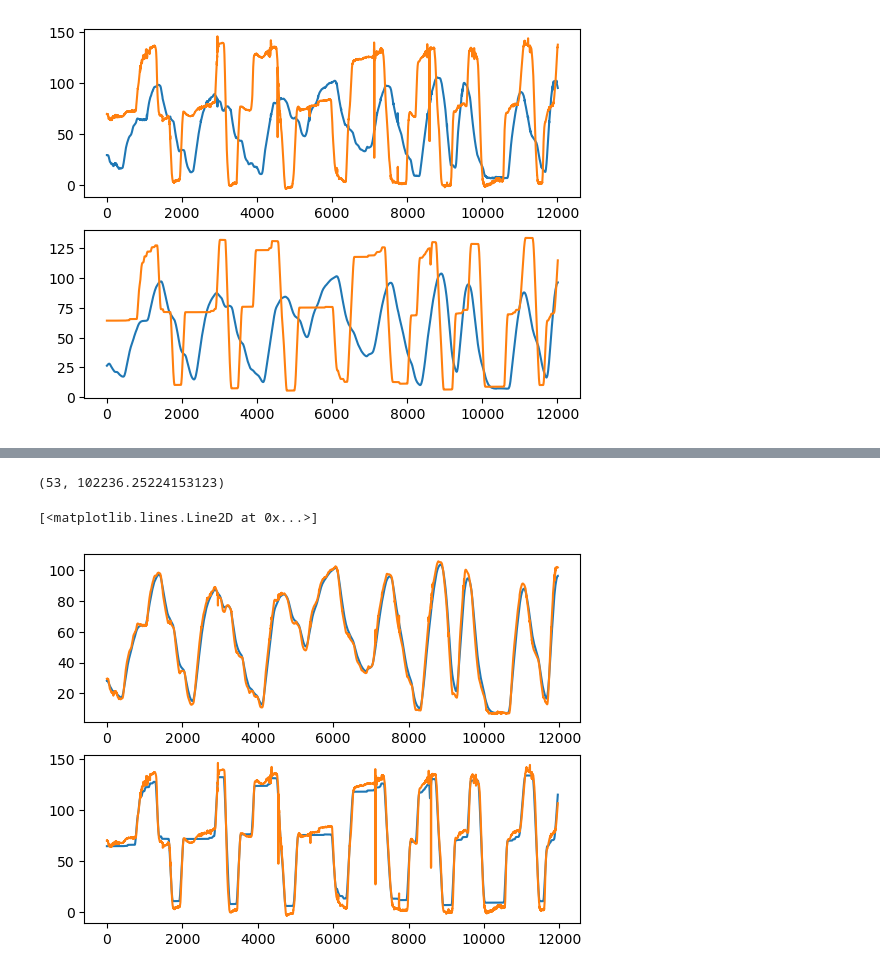
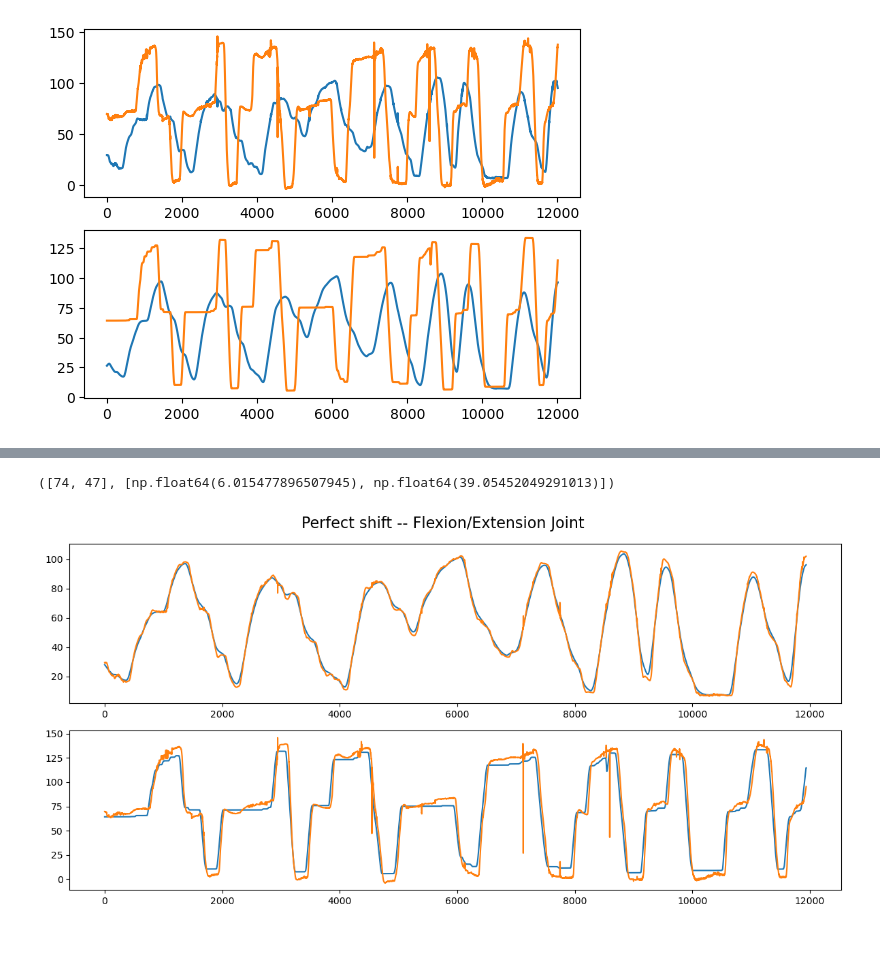
Before and after one commit to gjmm07/Masterthesis, a Jupyter notebook: Latency.ipynb, the cells around one changed output, grey strips where cells are left out. Drawn from its saved outputs; the diff is of its cells as text; code cells hidden in the pictures; blank space fills up the shorter version.

```diff
--- a/Latency.ipynb
+++ b/Latency.ipynb
@@ -55,14 +60,0 @@ plt.plot(rmses)
-# %%
-min_idx, min_rmse
-# %% [output]
-(53, 102236.25224153123)
-# %%
-# apply best shift and plot mocap angles and exoskeleton angles in one plot to see min latency
-fig, axs = plt.subplots(2)
-axs[0].plot(exo_angles[min_idx:, 0])
-axs[0].plot(dataset[0].mocap_joints[:-min_idx, 0])
-axs[1].plot(exo_angles[min_idx:, 1])
-axs[1].plot(dataset[0].mocap_joints[:-min_idx, 1])
-# %% [output]
-[<matplotlib.lines.Line2D at 0x...>]
-[figure, removed]
@@ -68,0 +67,18 @@ axs[1].plot(dataset[0].mocap_joints[:-min_idx, 1])
+# %%
+min_indices, min_maes
+# %% [output]
+([74, 47], [np.float64(6.015477896507945), np.float64(39.05452049291013)])
+# %%
+def plot_shift(shift, axs):
+
+    axs[0].plot(exo_angles[shift:, 0])
+    axs[0].plot(dataset[0].mocap_joints[:-shift, 0])
+    axs[1].plot(exo_angles[shift:, 1])
+    axs[1].plot(dataset[0].mocap_joints[:-shift, 1])
+
+fig, axs = plt.subplots(2, figsize=(12, 6))
+fig.suptitle("Perfect shift -- Flexion/Extension Joint", fontsize=16)
+plot_shift(min_indices[0], axs)
+plt.tight_layout()
+# %% [output]
+[figure, added]
```
Also changed, not shown: parts of 13 cells of this notebook, 2 other files.
